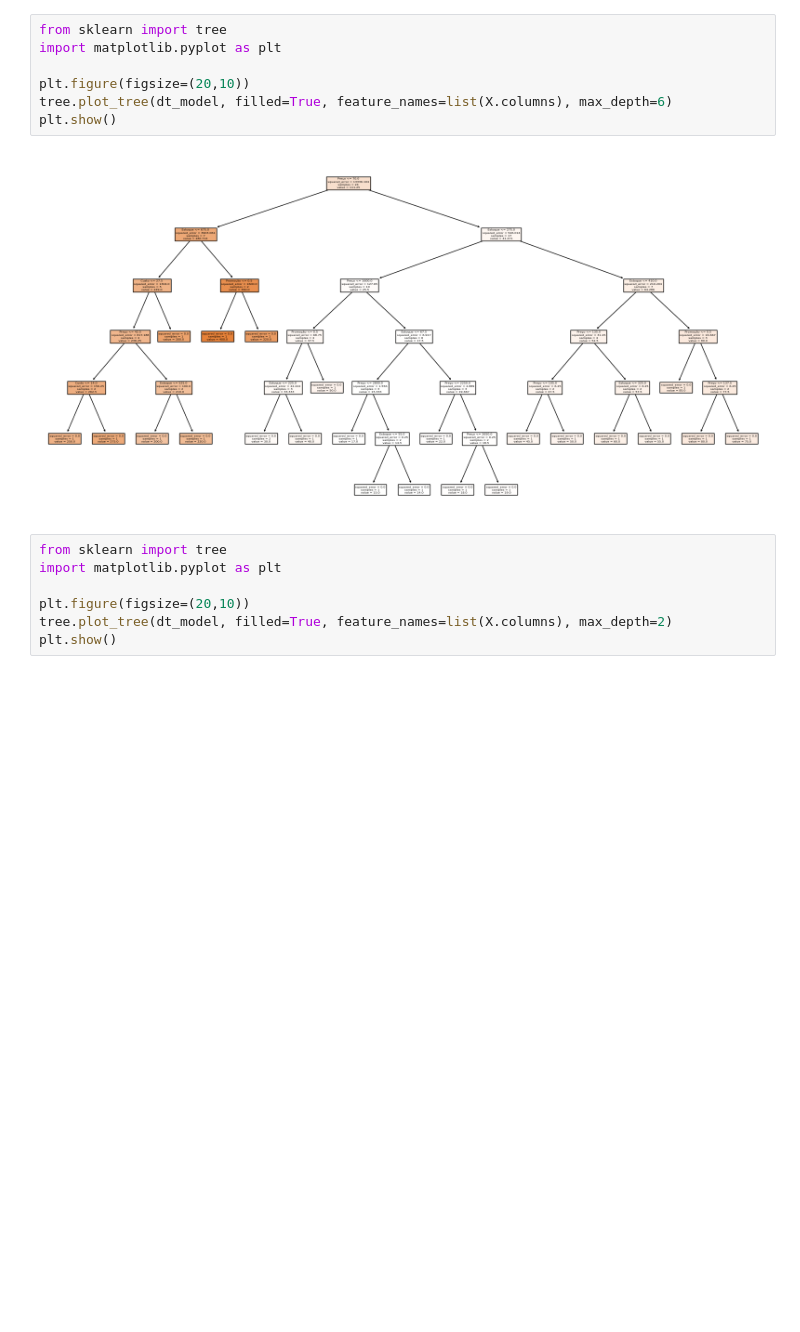
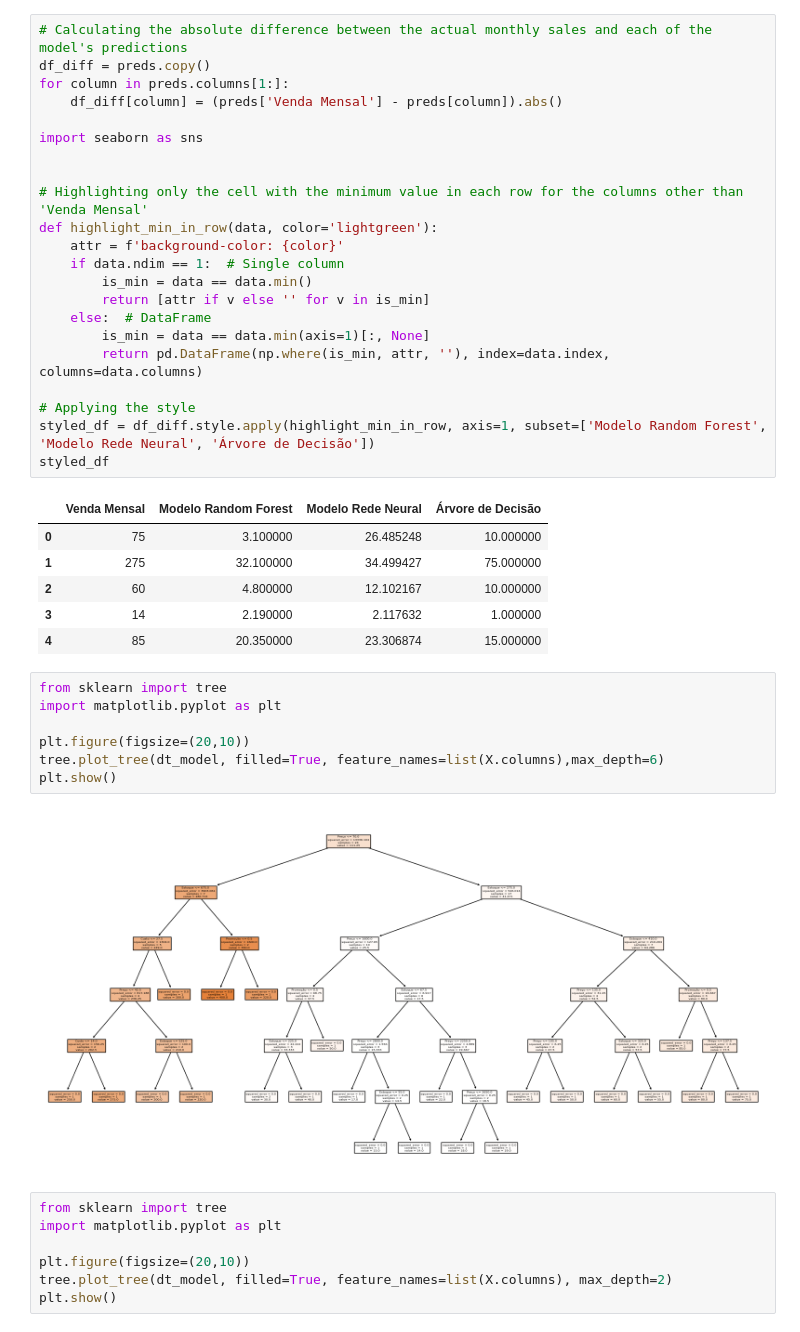
Before and after one commit to mfilipak/AUTOCOM2024, a Jupyter notebook: ChatGP_Randomforest.ipynb, the cells around one changed output. Cells and saved outputs as stored; diff of their text form; blank space fills up the shorter version.

```diff
--- a/ChatGP_Randomforest.ipynb
+++ b/ChatGP_Randomforest.ipynb
@@ -60,9 +103,38 @@ Decision Tree MSE: 163.16666666666666
+# %%
+# Calculating the absolute difference between the actual monthly sales and each of the model's predictions
+df_diff = preds.copy()
+for column in preds.columns[1:]:
+    df_diff[column] = (preds['Venda Mensal'] - preds[column]).abs()
+
+import seaborn as sns
+
+
+# Highlighting only the cell with the minimum value in each row for the columns other than 'Venda Mensal'
+def highlight_min_in_row(data, color='lightgreen'):
+    attr = f'background-color: {color}'
+    if data.ndim == 1:  # Single column
+        is_min = data == data.min()
+        return [attr if v else '' for v in is_min]
+    else:  # DataFrame
+        is_min = data == data.min(axis=1)[:, None]
+        return pd.DataFrame(np.where(is_min, attr, ''), index=data.index, columns=data.columns)
+
+# Applying the style
+styled_df = df_diff.style.apply(highlight_min_in_row, axis=1, subset=['Modelo Random Forest', 'Modelo Rede Neural', 'Árvore de Decisão'])
+styled_df
+# %% [output]
+|  | Venda Mensal | Modelo Random Forest | Modelo Rede Neural | Árvore de Decisão |
+| 0 | 75 | 3.100000 | 26.485248 | 10.000000 |
+| 1 | 275 | 32.100000 | 34.499427 | 75.000000 |
+| 2 | 60 | 4.800000 | 12.102167 | 10.000000 |
+| 3 | 14 | 2.190000 | 2.117632 | 1.000000 |
+| 4 | 85 | 20.350000 | 23.306874 | 15.000000 |
 # %%
 from sklearn import tree
 import matplotlib.pyplot as plt
 
 plt.figure(figsize=(20,10))
-tree.plot_tree(dt_model, filled=True, feature_names=list(X.columns), max_depth=6)
+tree.plot_tree(dt_model, filled=True, feature_names=list(X.columns),max_depth=6)
 plt.show()
 # %% [output]
 [figure]
```
Also changed, not shown: parts of 6 cells of this notebook.
